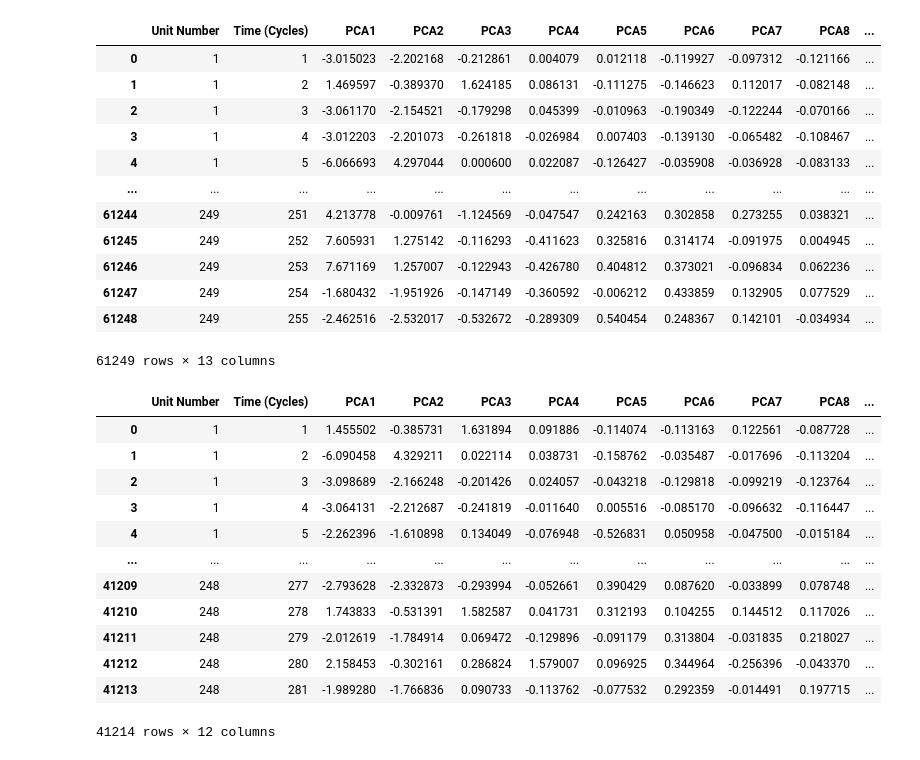
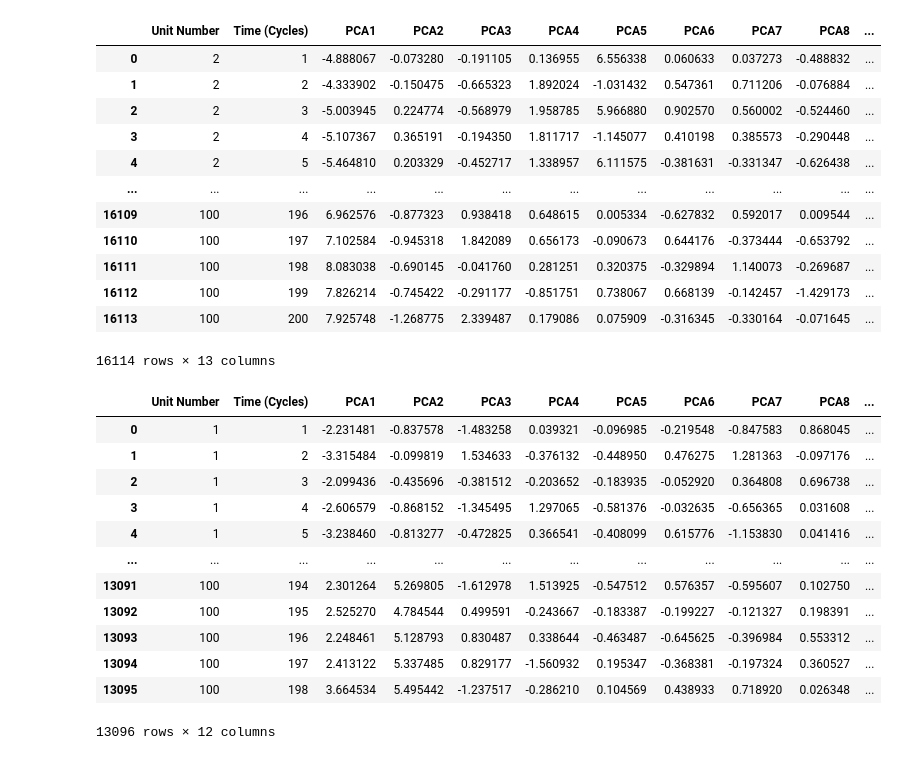
Before and after one commit to Lydia2000/MDS-Term-project, a Jupyter notebook: test.ipynb, the cells around one changed output. Saved outputs shown, nothing was run; the diff lists cells and outputs as text; code cells hidden in the pictures.

```diff
--- a/test.ipynb
+++ b/test.ipynb
@@ -1,9 +1,6 @@
 # %%
-from preprocessing_pca import fit_pca
-from data_helpers import DataHolder
+from data_helpers import fit_pca
 
-data = DataHolder()
-train_datasets, test_datasets, expected_RUL_datasets = data.get()
-
-feature = fit_pca(train_datasets, test_datasets, expected_RUL_datasets)
-train_datasets, test_datasets, expected_RUL_datasets = feature.result_df()
+feature = fit_pca()
+train_datasets, validation_datasets, test_datasets, expected_RUL_datasets = feature.result_df()
+train_datasets[0]
@@ -18,35 +45,35 @@ def Calculate_RUL(df):
 for i in range(4):
     train_datasets[i] = Calculate_RUL(train_datasets[i])
 # %%
-train_datasets[3]
+train_datasets[0]
 # %% [output]
 |  | Unit Number | Time (Cycles) | PCA1 | PCA2 | PCA3 | PCA4 | PCA5 | PCA6 | PCA7 | PCA8 | ... |
-| 0 | 1 | 1 | -3.015023 | -2.202168 | -0.212861 | 0.004079 | 0.012118 | -0.119927 | -0.097312 | -0.121166 | ... |
-| 1 | 1 | 2 | 1.469597 | -0.389370 | 1.624185 | 0.086131 | -0.111275 | -0.146623 | 0.112017 | -0.082148 | ... |
-| 2 | 1 | 3 | -3.061170 | -2.154521 | -0.179298 | 0.045399 | -0.010963 | -0.190349 | -0.122244 | -0.070166 | ... |
-| 3 | 1 | 4 | -3.012203 | -2.201073 | -0.261818 | -0.026984 | 0.007403 | -0.139130 | -0.065482 | -0.108467 | ... |
-| 4 | 1 | 5 | -6.066693 | 4.297044 | 0.000600 | 0.022087 | -0.126427 | -0.035908 | -0.036928 | -0.083133 | ... |
+| 0 | 2 | 1 | -4.888067 | -0.073280 | -0.191105 | 0.136955 | 6.556338 | 0.060633 | 0.037273 | -0.488832 | ... |
+| 1 | 2 | 2 | -4.333902 | -0.150475 | -0.665323 | 1.892024 | -1.031432 | 0.547361 | 0.711206 | -0.076884 | ... |
+| 2 | 2 | 3 | -5.003945 | 0.224774 | -0.568979 | 1.958785 | 5.966880 | 0.902570 | 0.560002 | -0.524460 | ... |
+| 3 | 2 | 4 | -5.107367 | 0.365191 | -0.194350 | 1.811717 | -1.145077 | 0.410198 | 0.385573 | -0.290448 | ... |
+| 4 | 2 | 5 | -5.464810 | 0.203329 | -0.452717 | 1.338957 | 6.111575 | -0.381631 | -0.331347 | -0.626438 | ... |
 | ... | ... | ... | ... | ... | ... | ... | ... | ... | ... | ... | ... |
-| 61244 | 249 | 251 | 4.213778 | -0.009761 | -1.124569 | -0.047547 | 0.242163 | 0.302858 | 0.273255 | 0.038321 | ... |
-| 61245 | 249 | 252 | 7.605931 | 1.275142 | -0.116293 | -0.411623 | 0.325816 | 0.314174 | -0.091975 | 0.004945 | ... |
-| 61246 | 249 | 253 | 7.671169 | 1.257007 | -0.122943 | -0.426780 | 0.404812 | 0.373021 | -0.096834 | 0.062236 | ... |
-| 61247 | 249 | 254 | -1.680432 | -1.951926 | -0.147149 | -0.360592 | -0.006212 | 0.433859 | 0.132905 | 0.077529 | ... |
-| 61248 | 249 | 255 | -2.462516 | -2.532017 | -0.532672 | -0.289309 | 0.540454 | 0.248367 | 0.142101 | -0.034934 | ... |
+| 16109 | 100 | 196 | 6.962576 | -0.877323 | 0.938418 | 0.648615 | 0.005334 | -0.627832 | 0.592017 | 0.009544 | ... |
+| 16110 | 100 | 197 | 7.102584 | -0.945318 | 1.842089 | 0.656173 | -0.090673 | 0.644176 | -0.373444 | -0.653792 | ... |
+| 16111 | 100 | 198 | 8.083038 | -0.690145 | -0.041760 | 0.281251 | 0.320375 | -0.329894 | 1.140073 | -0.269687 | ... |
+| 16112 | 100 | 199 | 7.826214 | -0.745422 | -0.291177 | -0.851751 | 0.738067 | 0.668139 | -0.142457 | -1.429173 | ... |
+| 16113 | 100 | 200 | 7.925748 | -1.268775 | 2.339487 | 0.179086 | 0.075909 | -0.316345 | -0.330164 | -0.071645 | ... |
-61249 rows × 13 columns
+16114 rows × 13 columns
 # %%
-test_datasets[3]
+test_datasets[0]
 # %% [output]
 |  | Unit Number | Time (Cycles) | PCA1 | PCA2 | PCA3 | PCA4 | PCA5 | PCA6 | PCA7 | PCA8 | ... |
-| 0 | 1 | 1 | 1.455502 | -0.385731 | 1.631894 | 0.091886 | -0.114074 | -0.113163 | 0.122561 | -0.087728 | ... |
-| 1 | 1 | 2 | -6.090458 | 4.329211 | 0.022114 | 0.038731 | -0.158762 | -0.035487 | -0.017696 | -0.113204 | ... |
-| 2 | 1 | 3 | -3.098689 | -2.166248 | -0.201426 | 0.024057 | -0.043218 | -0.129818 | -0.099219 | -0.123764 | ... |
-| 3 | 1 | 4 | -3.064131 | -2.212687 | -0.241819 | -0.011640 | 0.005516 | -0.085170 | -0.096632 | -0.116447 | ... |
-| 4 | 1 | 5 | -2.262396 | -1.610898 | 0.134049 | -0.076948 | -0.526831 | 0.050958 | -0.047500 | -0.015184 | ... |
+| 0 | 1 | 1 | -2.231481 | -0.837578 | -1.483258 | 0.039321 | -0.096985 | -0.219548 | -0.847583 | 0.868045 | ... |
+| 1 | 1 | 2 | -3.315484 | -0.099819 | 1.534633 | -0.376132 | -0.448950 | 0.476275 | 1.281363 | -0.097176 | ... |
+| 2 | 1 | 3 | -2.099436 | -0.435696 | -0.381512 | -0.203652 | -0.183935 | -0.052920 | 0.364808 | 0.696738 | ... |
+| 3 | 1 | 4 | -2.606579 | -0.868152 | -1.345495 | 1.297065 | -0.581376 | -0.032635 | -0.656365 | 0.031608 | ... |
+| 4 | 1 | 5 | -3.238460 | -0.813277 | -0.472825 | 0.366541 | -0.408099 | 0.615776 | -1.153830 | 0.041416 | ... |
 | ... | ... | ... | ... | ... | ... | ... | ... | ... | ... | ... | ... |
-| 41209 | 248 | 277 | -2.793628 | -2.332873 | -0.293994 | -0.052661 | 0.390429 | 0.087620 | -0.033899 | 0.078748 | ... |
-| 41210 | 248 | 278 | 1.743833 | -0.531391 | 1.582587 | 0.041731 | 0.312193 | 0.104255 | 0.144512 | 0.117026 | ... |
-| 41211 | 248 | 279 | -2.012619 | -1.784914 | 0.069472 | -0.129896 | -0.091179 | 0.313804 | -0.031835 | 0.218027 | ... |
-| 41212 | 248 | 280 | 2.158453 | -0.302161 | 0.286824 | 1.579007 | 0.096925 | 0.344964 | -0.256396 | -0.043370 | ... |
-| 41213 | 248 | 281 | -1.989280 | -1.766836 | 0.090733 | -0.113762 | -0.077532 | 0.292359 | -0.014491 | 0.197715 | ... |
+| 13091 | 100 | 194 | 2.301264 | 5.269805 | -1.612978 | 1.513925 | -0.547512 | 0.576357 | -0.595607 | 0.102750 | ... |
+| 13092 | 100 | 195 | 2.525270 | 4.784544 | 0.499591 | -0.243667 | -0.183387 | -0.199227 | -0.121327 | 0.198391 | ... |
+| 13093 | 100 | 196 | 2.248461 | 5.128793 | 0.830487 | 0.338644 | -0.463487 | -0.645625 | -0.396984 | 0.553312 | ... |
+| 13094 | 100 | 197 | 2.413122 | 5.337485 | 0.829177 | -1.560932 | 0.195347 | -0.368381 | -0.197324 | 0.360527 | ... |
+| 13095 | 100 | 198 | 3.664534 | 5.495442 | -1.237517 | -0.286210 | 0.104569 | 0.438933 | 0.718920 | 0.026348 | ... |
-41214 rows × 12 columns
+13096 rows × 12 columns
 # %%
```
Also changed, not shown: parts of 6 cells of this notebook.
